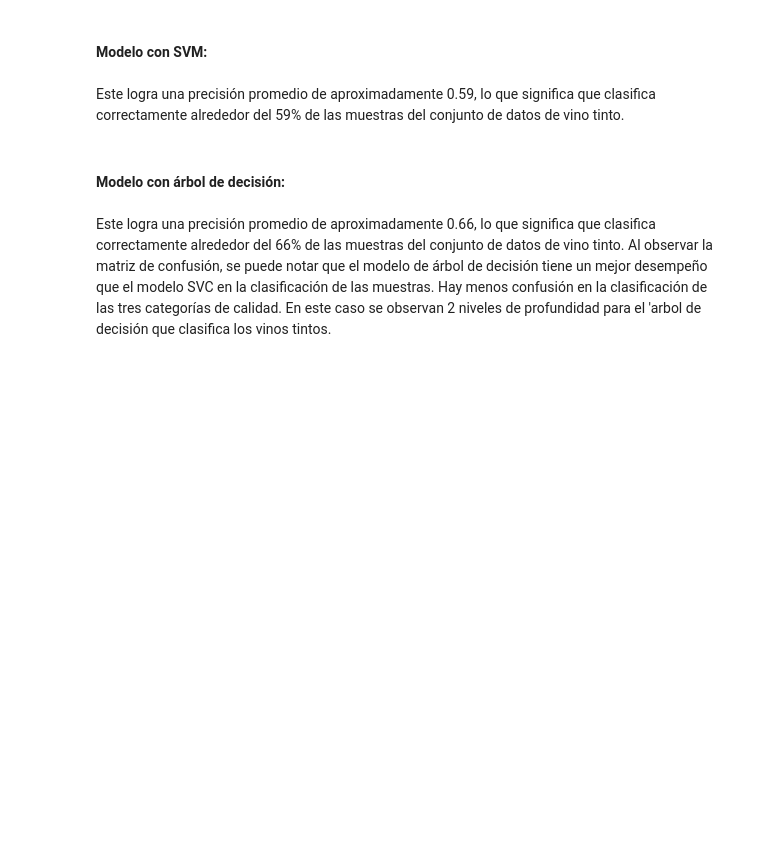
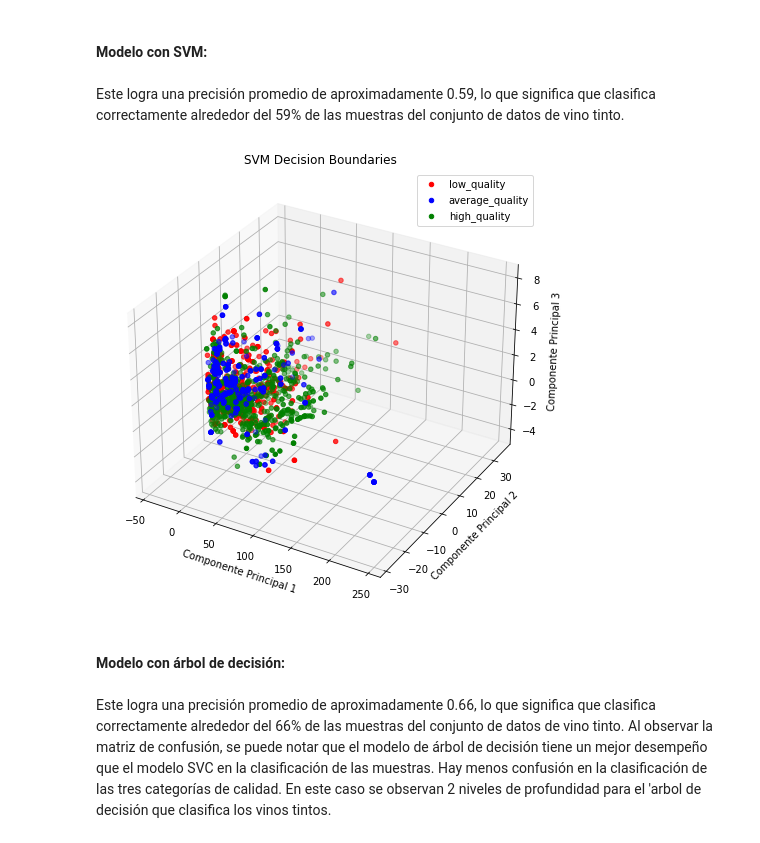
Before and after one commit to therexuz/lab3_IA, a Jupyter notebook: winequality_classification.ipynb, the cells around one changed output. Cells and saved outputs as stored; diff of their text form; code cells hidden in the pictures; blank space fills up the shorter version.

```diff
--- a/winequality_classification.ipynb
+++ b/winequality_classification.ipynb
@@ -270,6 +270,36 @@ Estos resultados se pueden interpretar de la siguiente manera:
 #### Modelo con SVM:
 # %% [markdown]
 Este logra una precisión promedio de aproximadamente 0.59, lo que significa que clasifica correctamente alrededor del 59% de las muestras del conjunto de datos de vino tinto.
+# %%
+# Aplicar PCA para reducir la dimensionalidad a 3 componentes principales
+pca = PCA(n_components=3)
+X_pca = pca.fit_transform(X_red_train)
+# %%
+classes = ['low_quality', 'average_quality', 'high_quality']
+colors = ['red', 'blue', 'green']
+
+# Crear una figura tridimensional
+fig = plt.figure(figsize=(10, 8))
+ax = fig.add_subplot(111, projection='3d')
+
+# Graficar los puntos de datos en el espacio tridimensional
+for i, color in zip(range(len(classes)), colors):
+    idx = np.where(y_red_train == i)
+    ax.scatter(X_pca[idx, 0], X_pca[idx, 1], X_pca[idx, 2], c=color, label=classes[i])
+
+# Configurar las etiquetas y el título del gráfico
+ax.set_xlabel('Componente Principal 1')
+ax.set_ylabel('Componente Principal 2')
+ax.set_zlabel('Componente Principal 3')
+ax.set_title('SVM Decision Boundaries')
+
+# Mostrar la leyenda
+ax.legend(loc='upper right')
+
+# Mostrar el gráfico tridimensional
+plt.show()
+# %% [output]
+[figure, added]
 # %% [markdown]
 #### Modelo con árbol de decisión:
 # %% [markdown]
```
Also changed, not shown: parts of 3 cells of this notebook.
